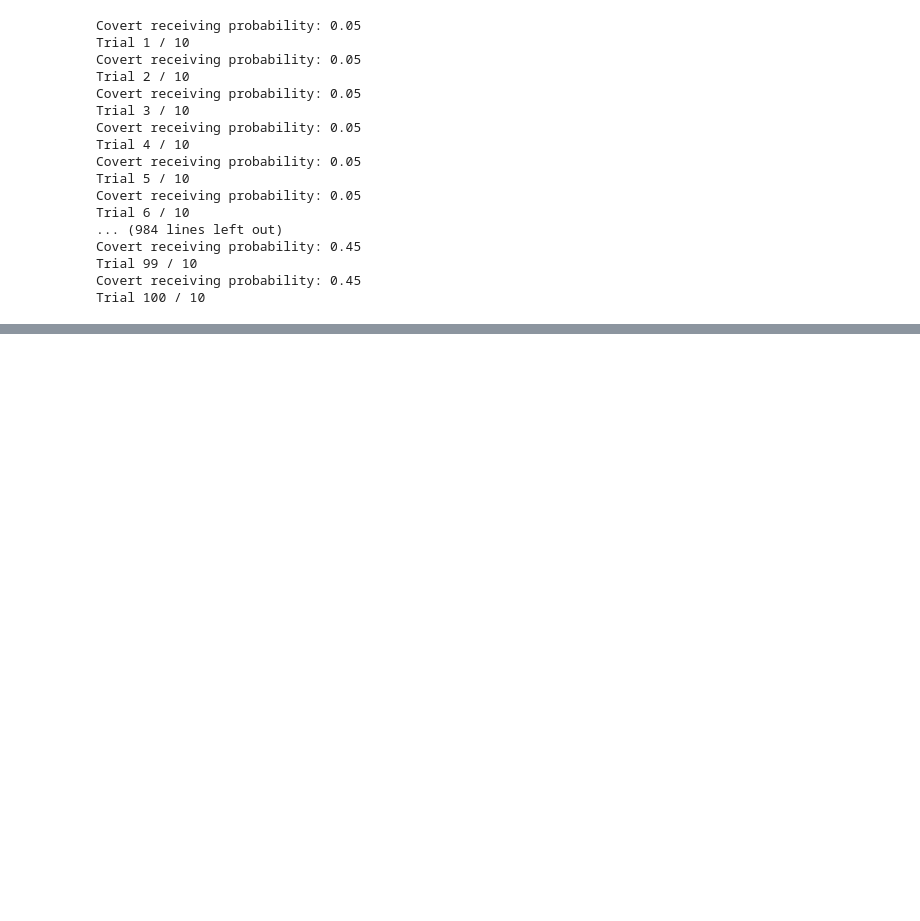
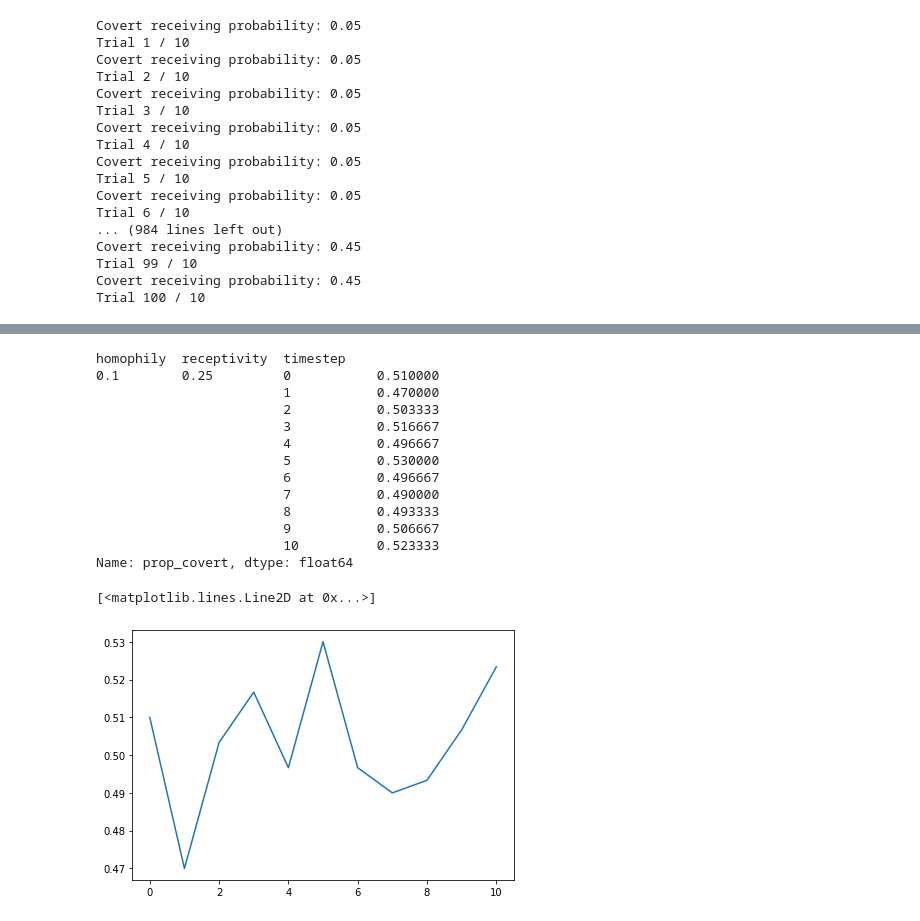
Before and after one commit to mt-digital/identity-signaling, a Jupyter notebook: Experiment development.ipynb, the cells around one changed output, grey strips where cells are left out. Cells and saved outputs as stored; diff of their text form; code cells hidden in the pictures; blank space fills up the shorter version.

```diff
--- a/Experiment development.ipynb
+++ b/Experiment development.ipynb
@@ -155,0 +244,21 @@ plt.legend()
+# %%
+gb_mean = df.groupby(['homophily', 'receptivity', 'timestep']
+                     )['prop_covert'].mean()
+print(gb_mean)
+plt.plot(gb_mean.values)
+# %% [output]
+homophily  receptivity  timestep
+0.1        0.25         0           0.510000
+                        1           0.470000
+                        2           0.503333
+                        3           0.516667
+                        4           0.496667
+                        5           0.530000
+                        6           0.496667
+                        7           0.490000
+                        8           0.493333
+                        9           0.506667
+                        10          0.523333
+Name: prop_covert, dtype: float64
+[<matplotlib.lines.Line2D at 0x...>]
+[figure, added]
```
Also changed, not shown: parts of 20 cells of this notebook, 2 other files.
